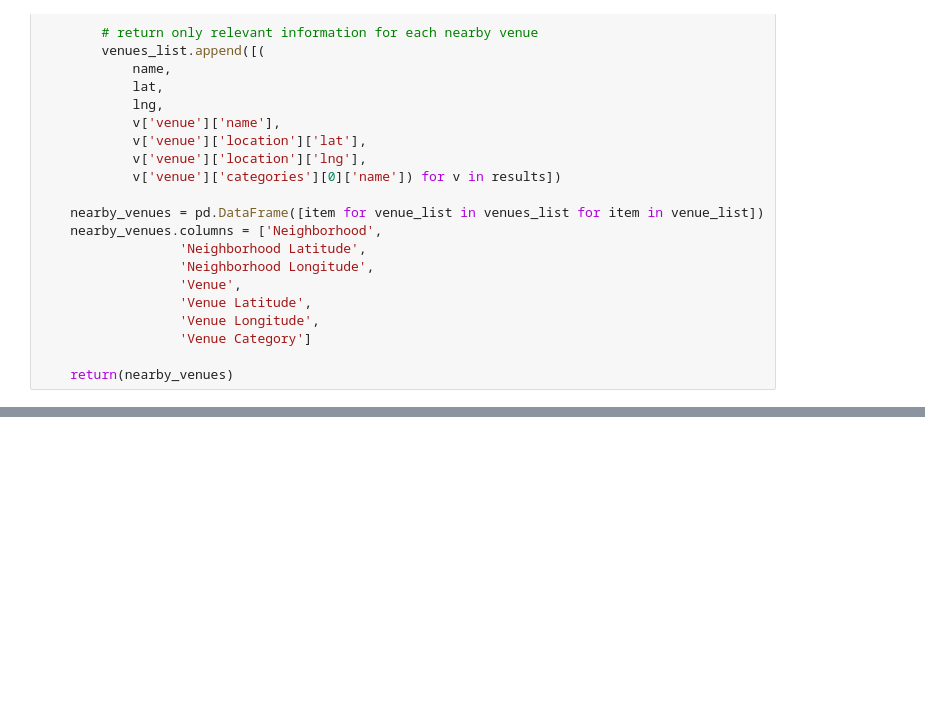
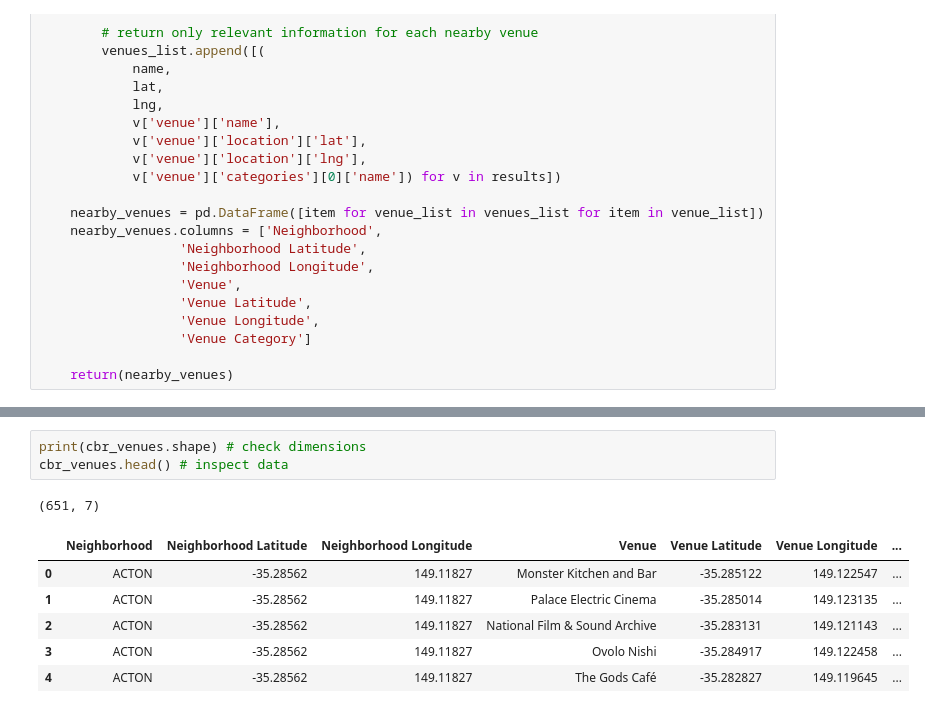
Before and after one commit to nicjlambert/cbr-crime, a Jupyter notebook: cbr-crime.ipynb, the cells around one changed output, grey strips where cells are left out. Cells and saved outputs as stored; diff of their text form; blank space fills up the shorter version.

```diff
--- a/cbr-crime.ipynb
+++ b/cbr-crime.ipynb
@@ -129,0 +173,11 @@ cbr_venues = getNearbyVenues(names=cbr_geo['Neighborhood'],
+# %%
+print(cbr_venues.shape) # check dimensions
+cbr_venues.head() # inspect data
+# %% [output]
+(651, 7)
+|  | Neighborhood | Neighborhood Latitude | Neighborhood Longitude | Venue | Venue Latitude | Venue Longitude | ... |
+| 0 | ACTON | -35.28562 | 149.11827 | Monster Kitchen and Bar | -35.285122 | 149.122547 | ... |
+| 1 | ACTON | -35.28562 | 149.11827 | Palace Electric Cinema | -35.285014 | 149.123135 | ... |
+| 2 | ACTON | -35.28562 | 149.11827 | National Film & Sound Archive | -35.283131 | 149.121143 | ... |
+| 3 | ACTON | -35.28562 | 149.11827 | Ovolo Nishi | -35.284917 | 149.122458 | ... |
+| 4 | ACTON | -35.28562 | 149.11827 | The Gods Café | -35.282827 | 149.119645 | ... |
```
Also changed, not shown: parts of 13 cells of this notebook.
